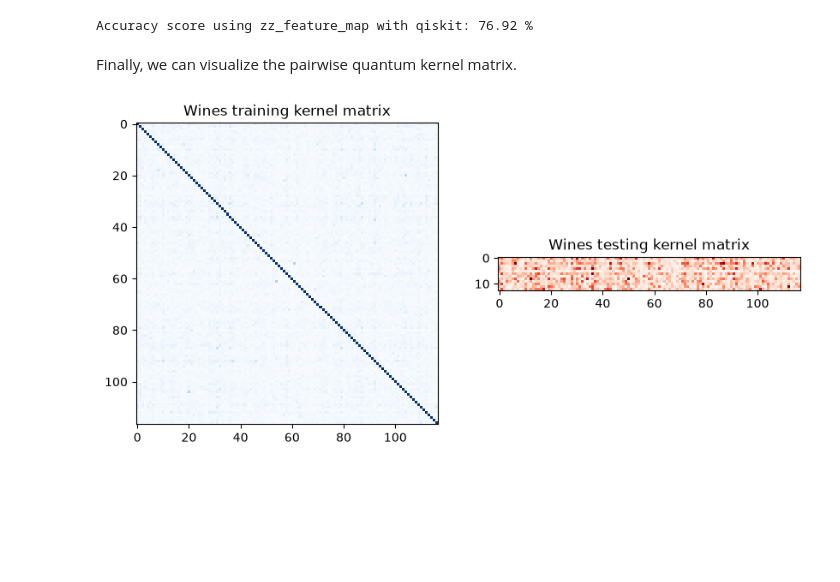
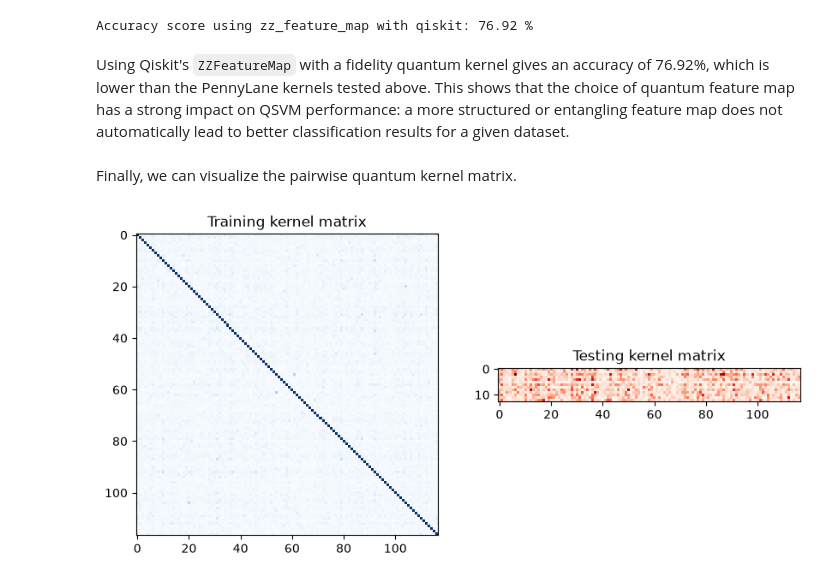
Before and after one commit to mariomeendezz/Quantum-Computing-Notebooks, a Jupyter notebook: notebooks/12. Quantum Support Vector Machines.ipynb, the cells around one changed output. Saved outputs shown, nothing was run; the diff lists cells and outputs as text; code cells hidden in the pictures; blank space fills up the shorter version.

Commit message:
Finished QSVM notebook

```diff
--- a/notebooks/12. Quantum Support Vector Machines.ipynb
+++ b/notebooks/12. Quantum Support Vector Machines.ipynb
@@ -285,25 +288,27 @@ acc = accuracy_score(qsvm.predict(xs_test), y_test)
 print(f"Accuracy score using zz_feature_map with qiskit: {100*acc:.2f} %")
 # %% [output]
 Accuracy score using zz_feature_map with qiskit: 76.92 %
+# %% [markdown]
+Using Qiskit's `ZZFeatureMap` with a fidelity quantum kernel gives an accuracy of 76.92%, which is lower than the PennyLane kernels tested above. This shows that the choice of quantum feature map has a strong impact on QSVM performance: a more structured or entangling feature map does not automatically lead to better classification results for a given dataset.
 # %% [markdown]
 Finally, we can visualize the pairwise quantum kernel matrix.
 # %%
 # Evaluate the pairwise quantum kernel matrix for the training data
 matrix_train_wines = qkernel.evaluate(x_vec=xs_tr)
 # Evaluate the quantum kernel matrix between the test data and the training data
 matrix_test_wines = qkernel.evaluate(x_vec=xs_test, y_vec=xs_tr)
 
 # Plot both matrices
 fig, axs = plt.subplots(1, 2, figsize=(10, 5))
 
 axs[0].imshow(
     np.asmatrix(matrix_train_wines), interpolation="nearest", origin="upper", cmap="Blues"
 )
-axs[0].set_title("Wines training kernel matrix")
+axs[0].set_title("Training kernel matrix")
 
 axs[1].imshow(np.asmatrix(matrix_test_wines), interpolation="nearest", origin="upper", cmap="Reds")
-axs[1].set_title("Wines testing kernel matrix")
+axs[1].set_title("Testing kernel matrix")
 
 plt.show()
 # %% [output]
-[figure, old version]
+[figure, new version]
```
Also changed, not shown: parts of 5 cells of this notebook.
